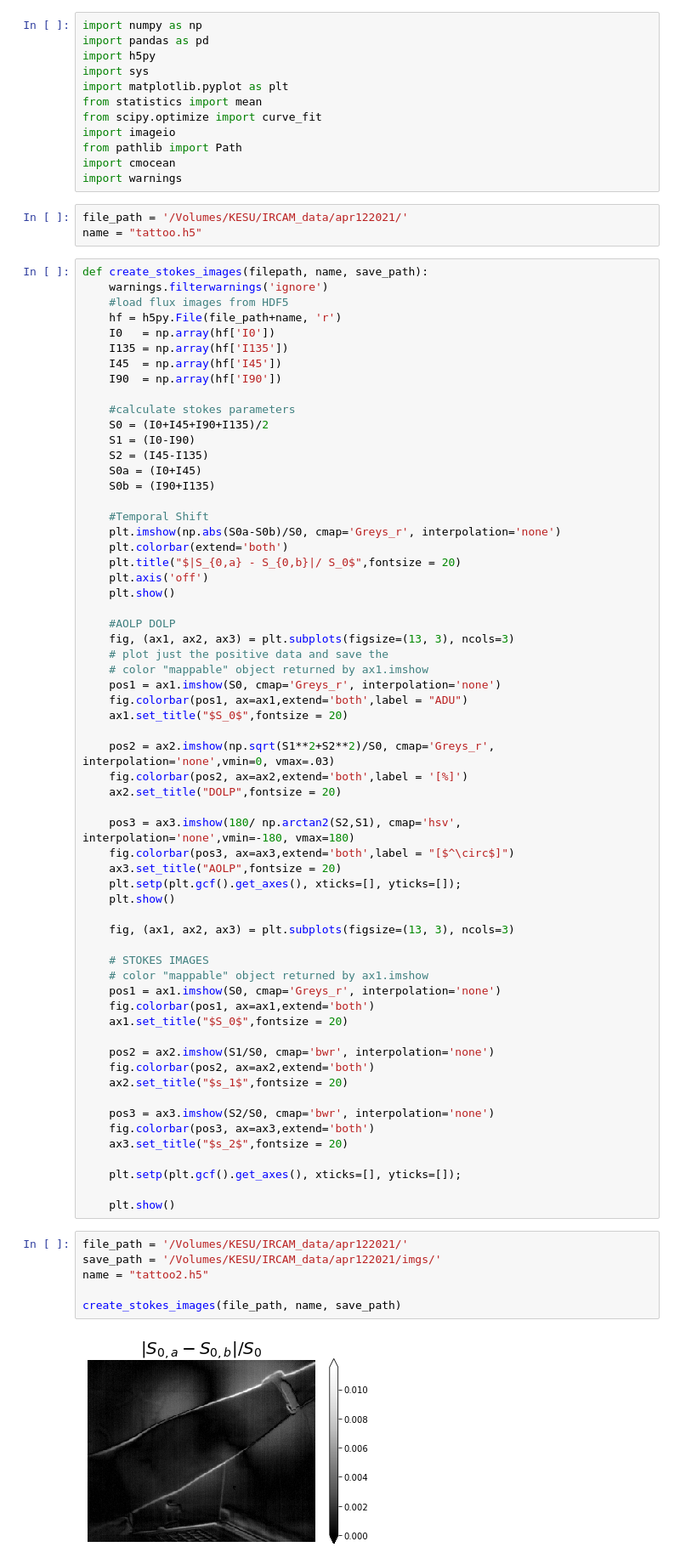
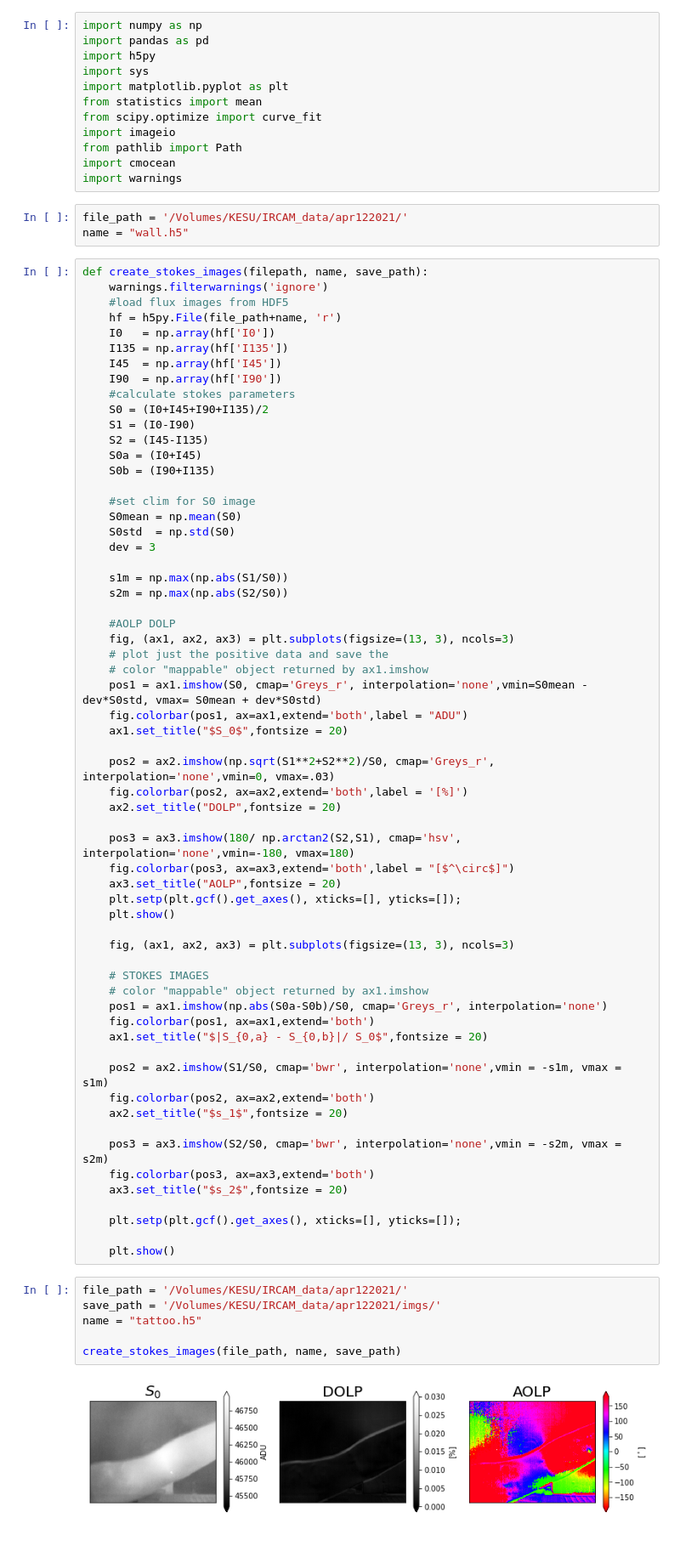
Before and after one commit to Polarization-Lab/IRCSP, a Jupyter notebook: data_reduction/IRCAM/basic_stokes_reconstruction.ipynb, the cells around one changed output. Shown at 85% size. Drawn from its saved outputs; the diff is of its cells as text; blank space fills up the shorter version.

Commit message:
stokes plotting functions rescaled

```diff
--- a/data_reduction/IRCAM/basic_stokes_reconstruction.ipynb
+++ b/data_reduction/IRCAM/basic_stokes_reconstruction.ipynb
@@ -12,7 +12,7 @@ import cmocean
 import warnings
 # %%
 file_path = '/Volumes/KESU/IRCAM_data/apr122021/'
-name = "tattoo.h5"
+name = "wall.h5"
 # %%
 def create_stokes_images(filepath, name, save_path):
     warnings.filterwarnings('ignore')
@@ -22,7 +22,6 @@ def create_stokes_images(filepath, name, save_path):
     I135 = np.array(hf['I135'])
     I45  = np.array(hf['I45'])
     I90  = np.array(hf['I90'])
-
     #calculate stokes parameters
     S0 = (I0+I45+I90+I135)/2
     S1 = (I0-I90)
@@ -30,18 +29,19 @@ def create_stokes_images(filepath, name, save_path):
     S0a = (I0+I45)
     S0b = (I90+I135)
 
-    #Temporal Shift
-    plt.imshow(np.abs(S0a-S0b)/S0, cmap='Greys_r', interpolation='none')
-    plt.colorbar(extend='both')
-    plt.title("$|S_{0,a} - S_{0,b}|/ S_0$",fontsize = 20)
-    plt.axis('off')
-    plt.show()
+    #set clim for S0 image
+    S0mean = np.mean(S0)
+    S0std  = np.std(S0)
+    dev = 3
+
+    s1m = np.max(np.abs(S1/S0))
+    s2m = np.max(np.abs(S2/S0))
 
     #AOLP DOLP
     fig, (ax1, ax2, ax3) = plt.subplots(figsize=(13, 3), ncols=3)
     # plot just the positive data and save the
     # color "mappable" object returned by ax1.imshow
-    pos1 = ax1.imshow(S0, cmap='Greys_r', interpolation='none')
+    pos1 = ax1.imshow(S0, cmap='Greys_r', interpolation='none',vmin=S0mean - dev*S0std, vmax= S0mean + dev*S0std)
     fig.colorbar(pos1, ax=ax1,extend='both',label = "ADU")
     ax1.set_title("$S_0$",fontsize = 20)
 
@@ -59,15 +59,15 @@ def create_stokes_images(filepath, name, save_path):
 
     # STOKES IMAGES
     # color "mappable" object returned by ax1.imshow
-    pos1 = ax1.imshow(S0, cmap='Greys_r', interpolation='none')
+    pos1 = ax1.imshow(np.abs(S0a-S0b)/S0, cmap='Greys_r', interpolation='none')
     fig.colorbar(pos1, ax=ax1,extend='both')
-    ax1.set_title("$S_0$",fontsize = 20)
+    ax1.set_title("$|S_{0,a} - S_{0,b}|/ S_0$",fontsize = 20)
 
-    pos2 = ax2.imshow(S1/S0, cmap='bwr', interpolation='none')
+    pos2 = ax2.imshow(S1/S0, cmap='bwr', interpolation='none',vmin = -s1m, vmax = s1m)
     fig.colorbar(pos2, ax=ax2,extend='both')
     ax2.set_title("$s_1$",fontsize = 20)
 
-    pos3 = ax3.imshow(S2/S0, cmap='bwr', interpolation='none')
+    pos3 = ax3.imshow(S2/S0, cmap='bwr', interpolation='none',vmin = -s2m, vmax = s2m)
     fig.colorbar(pos3, ax=ax3,extend='both')
     ax3.set_title("$s_2$",fontsize = 20)
 
@@ -77,8 +77,8 @@ def create_stokes_images(filepath, name, save_path):
 # %%
 file_path = '/Volumes/KESU/IRCAM_data/apr122021/'
 save_path = '/Volumes/KESU/IRCAM_data/apr122021/imgs/'
-name = "tattoo2.h5"
+name = "tattoo.h5"
 
 create_stokes_images(file_path, name, save_path)
 # %% [output]
-[figure, old version]
+[figure, new version]
```
Also changed, not shown: parts of 2 cells of this notebook.
